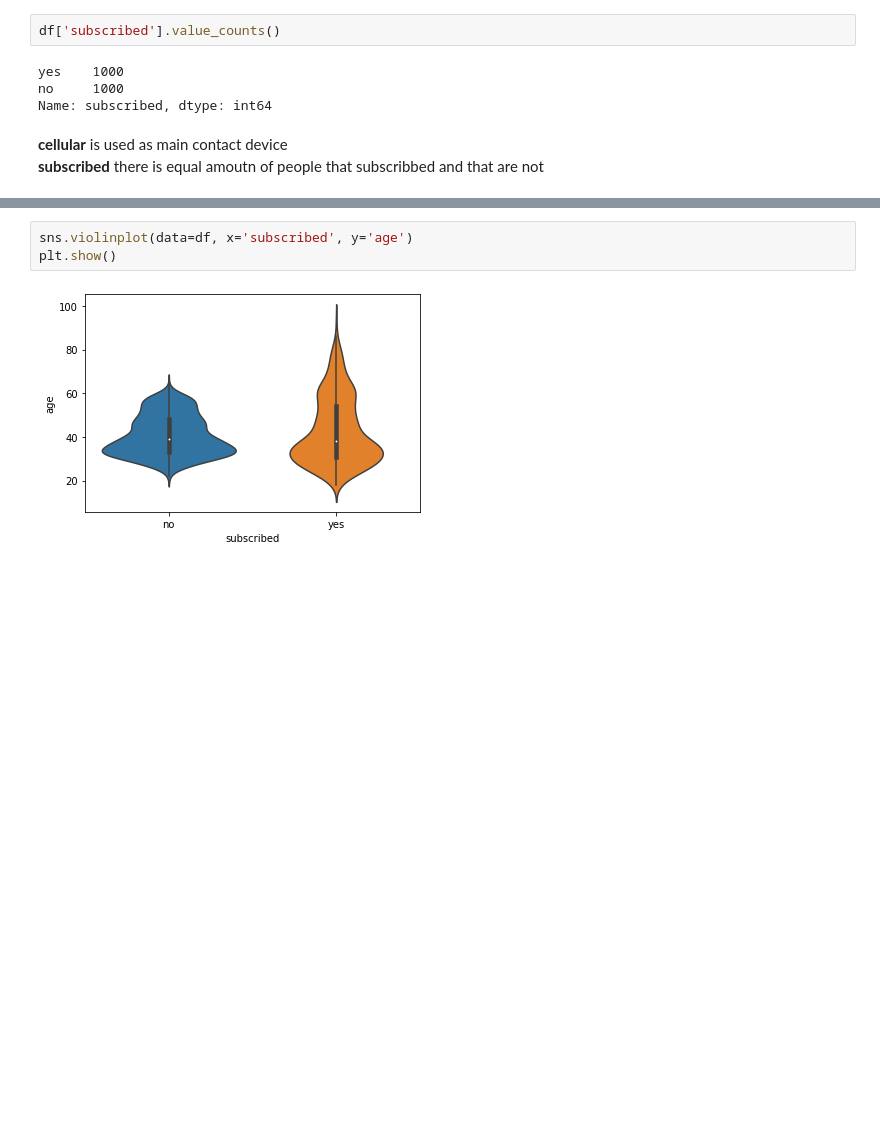
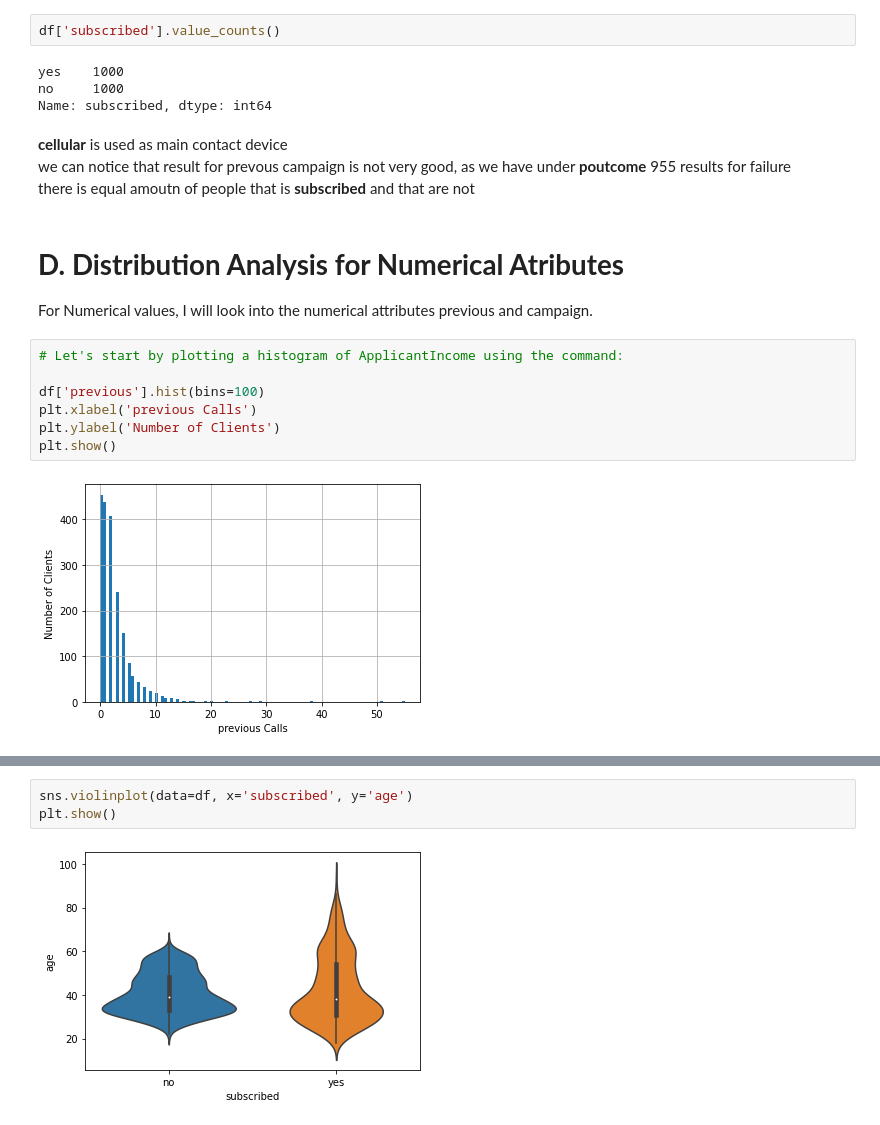
Before and after one commit to mandricic/CS5062, a Jupyter notebook: etivity1.ipynb, the cells around one changed output, grey strips where cells are left out. Cells and saved outputs as stored; diff of their text form; blank space fills up the shorter version.

```diff
--- a/etivity1.ipynb
+++ b/etivity1.ipynb
@@ -124,4 +132,18 @@ no     1000
 Name: subscribed, dtype: int64
 # %% [markdown]
 **cellular** is used as main contact device<br/>
-**subscribed** there is equal amoutn of people that subscribbed and that are not
+we can notice that result for prevous campaign is not very good, as we have under **poutcome** 955 results for failure<br/>
+there is equal amoutn of people that is **subscribed** and that are not
+# %% [markdown]
+# **D. Distribution Analysis for Numerical Atributes**
+
+For Numerical values, I will look into the numerical attributes previous and campaign.
+# %%
+# Let's start by plotting a histogram of ApplicantIncome using the command:
+
+df['previous'].hist(bins=100)
+plt.xlabel('previous Calls')
+plt.ylabel('Number of Clients')
+plt.show()
+# %% [output]
+[figure, added]
```
Also changed, not shown: parts of 7 cells of this notebook.
